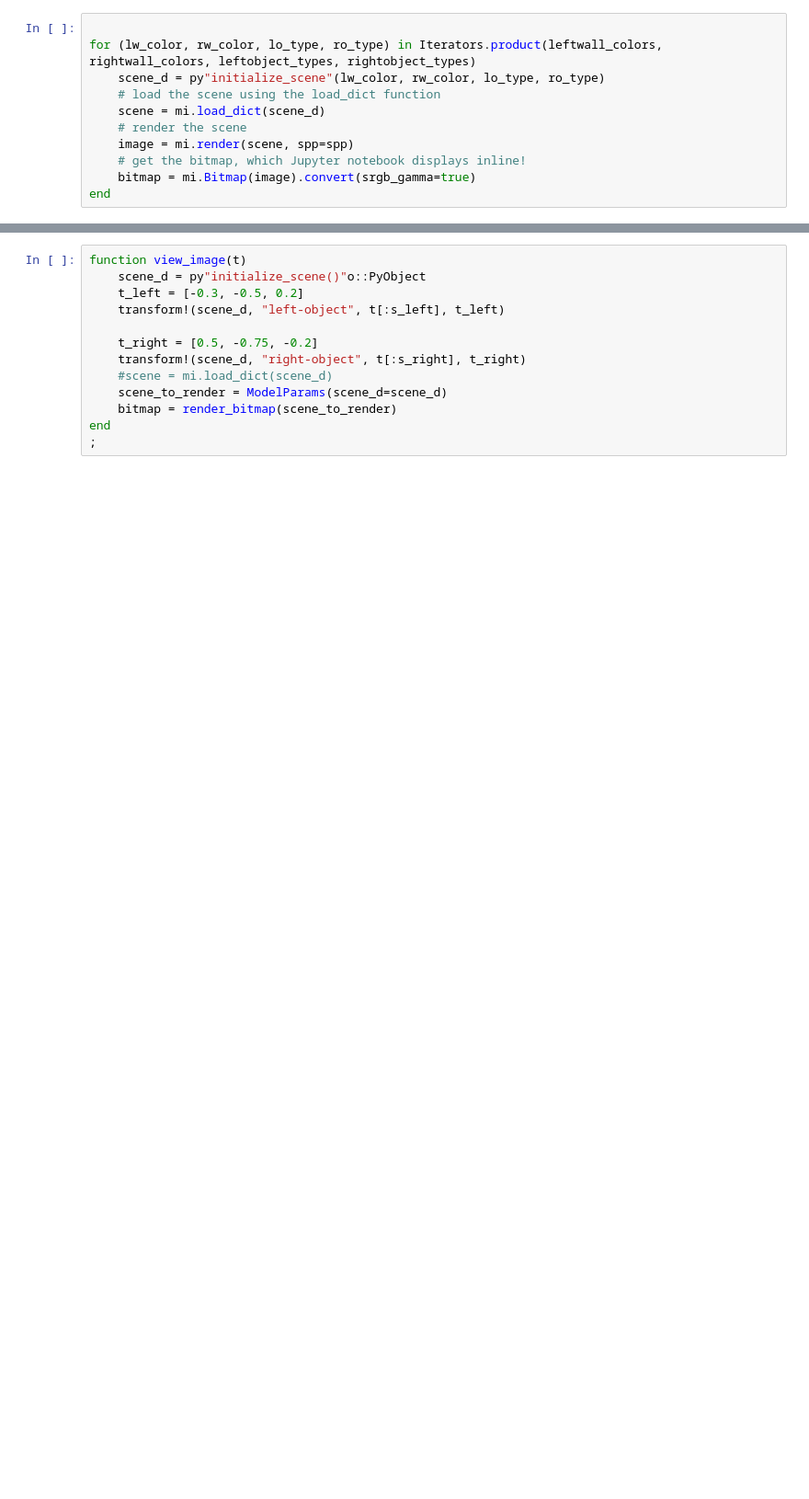
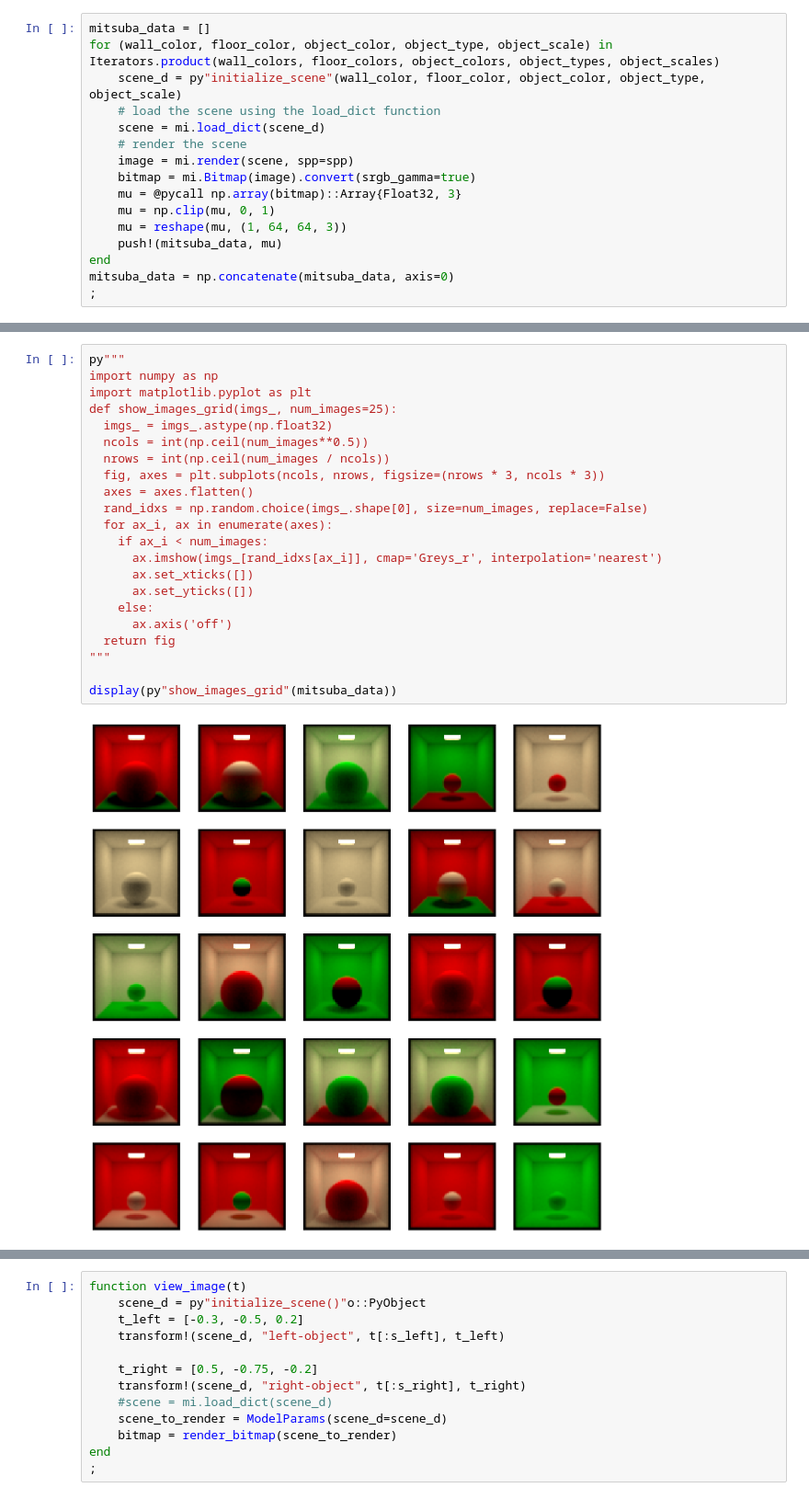
Before and after one commit to Daniel-Gong/final_project, a Jupyter notebook: lab-05/Mitsuba.ipynb, the cells around one changed output, grey strips where cells are left out. Shown: that part at 92% size. Drawn from its saved outputs; the diff is of its cells as text; blank space fills up the shorter version.

```diff
--- a/lab-05/Mitsuba.ipynb
+++ b/lab-05/Mitsuba.ipynb
@@ -200,11 +174,16 @@ spp = 128
 # %%
-
-for (lw_color, rw_color, lo_type, ro_type) in Iterators.product(leftwall_colors, rightwall_colors, leftobject_types, rightobject_types)
-    scene_d = py"initialize_scene"(lw_color, rw_color, lo_type, ro_type)
+mitsuba_data = []
+for (wall_color, floor_color, object_color, object_type, object_scale) in Iterators.product(wall_colors, floor_colors, object_colors, object_types, object_scales)
+    scene_d = py"initialize_scene"(wall_color, floor_color, object_color, object_type, object_scale)
     # load the scene using the load_dict function
     scene = mi.load_dict(scene_d)
     # render the scene
     image = mi.render(scene, spp=spp)
-    # get the bitmap, which Jupyter notebook displays inline!
     bitmap = mi.Bitmap(image).convert(srgb_gamma=true)
+    mu = @pycall np.array(bitmap)::Array{Float32, 3}
+    mu = np.clip(mu, 0, 1)
+    mu = reshape(mu, (1, 64, 64, 3))
+    push!(mitsuba_data, mu)
 end
+mitsuba_data = np.concatenate(mitsuba_data, axis=0)
+;
@@ -213,0 +190,24 @@ ValueError('\u200b[xml_v.cpp:353] Referenced id "red" not found: leftwall')
+# %%
+py"""
+import numpy as np
+import matplotlib.pyplot as plt
+def show_images_grid(imgs_, num_images=25):
+  imgs_ = imgs_.astype(np.float32)
+  ncols = int(np.ceil(num_images**0.5))
+  nrows = int(np.ceil(num_images / ncols))
+  fig, axes = plt.subplots(ncols, nrows, figsize=(nrows * 3, ncols * 3))
+  axes = axes.flatten()
+  rand_idxs = np.random.choice(imgs_.shape[0], size=num_images, replace=False)
+  for ax_i, ax in enumerate(axes):
+    if ax_i < num_images:
+      ax.imshow(imgs_[rand_idxs[ax_i]], cmap='Greys_r', interpolation='nearest')
+      ax.set_xticks([])
+      ax.set_yticks([])
+    else:
+      ax.axis('off')
+  return fig
+"""
+
+display(py"show_images_grid"(mitsuba_data))
+# %% [output]
+[figure, added]
```
Also changed, not shown: parts of 12 cells of this notebook, 5 other files.
